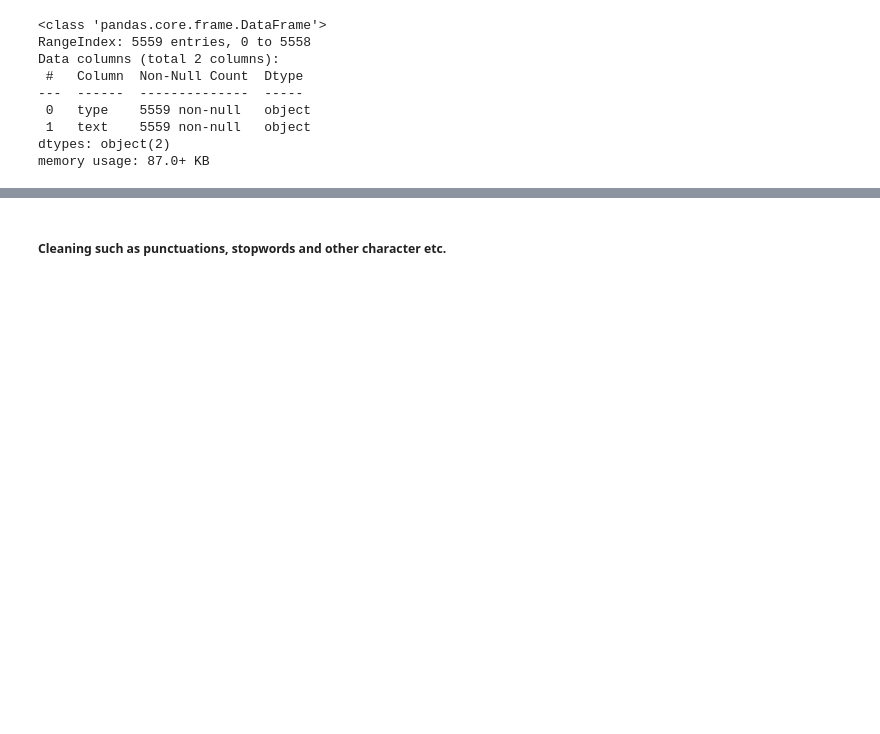
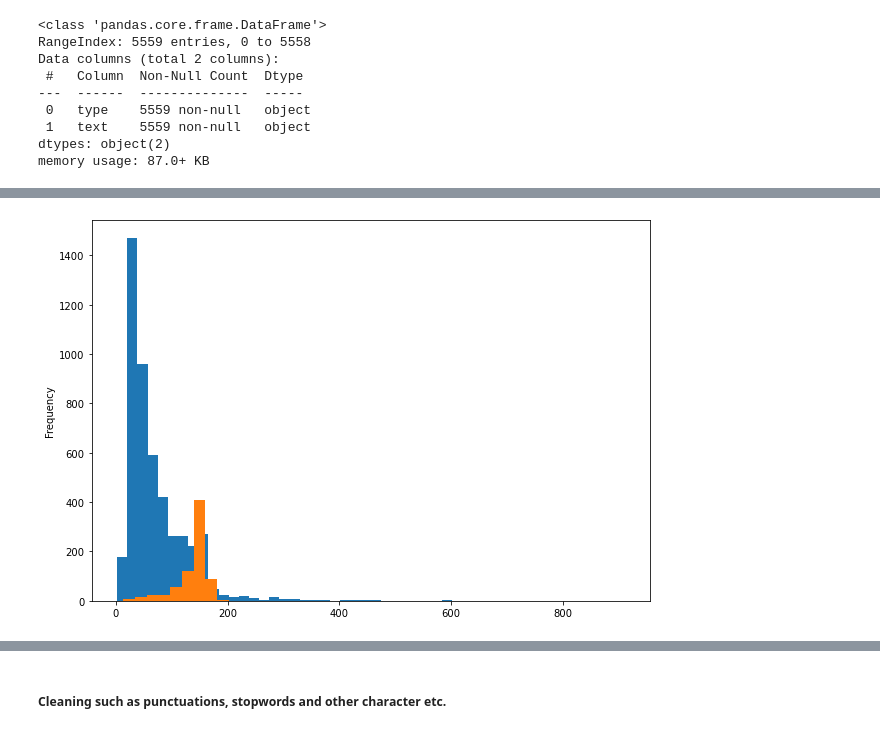
Before and after one commit to pappucode/data-science-with-Python, a Jupyter notebook: filtering_mobile_phone_spam_sms.ipynb, the cells around one changed output, grey strips where cells are left out. Saved outputs shown, nothing was run; the diff lists cells and outputs as text; code cells hidden in the pictures; blank space fills up the shorter version.

```diff
--- a/filtering_mobile_phone_spam_sms.ipynb
+++ b/filtering_mobile_phone_spam_sms.ipynb
@@ -48,0 +103,3 @@ Name: type, dtype: float64
+# %%
+# count number of character per sms
+sms_raw['num_characters'] = sms_raw['text'].apply(len)
@@ -48,0 +115,4 @@ Name: type, dtype: float64
+# %%
+# Count number of words per sms
+sms_raw['num_words'] = sms_raw['text'].apply(lambda x:len(nltk.word_tokenize(x)))
+sms_raw.head()
@@ -48,0 +126,2 @@ Name: type, dtype: float64
+# %%
+sms_raw['num_sentences'] = sms_raw['text'].apply(lambda x:len(nltk.sent_tokenize(x)))
@@ -48,0 +173,6 @@ Name: type, dtype: float64
+# %%
+sms_raw[sms_raw['type'] == 0]['num_characters'].plot.hist(bins=50, figsize=(10,7));
+sms_raw[sms_raw['type'] == 1]['num_characters'].plot.hist(bins=10, figsize=(10,7));
+ax1.set(title="Histrogram of number of character of both ham and spam");
+# %% [output]
+[figure, added]
```
Also changed, not shown: parts of 90 cells of this notebook.
